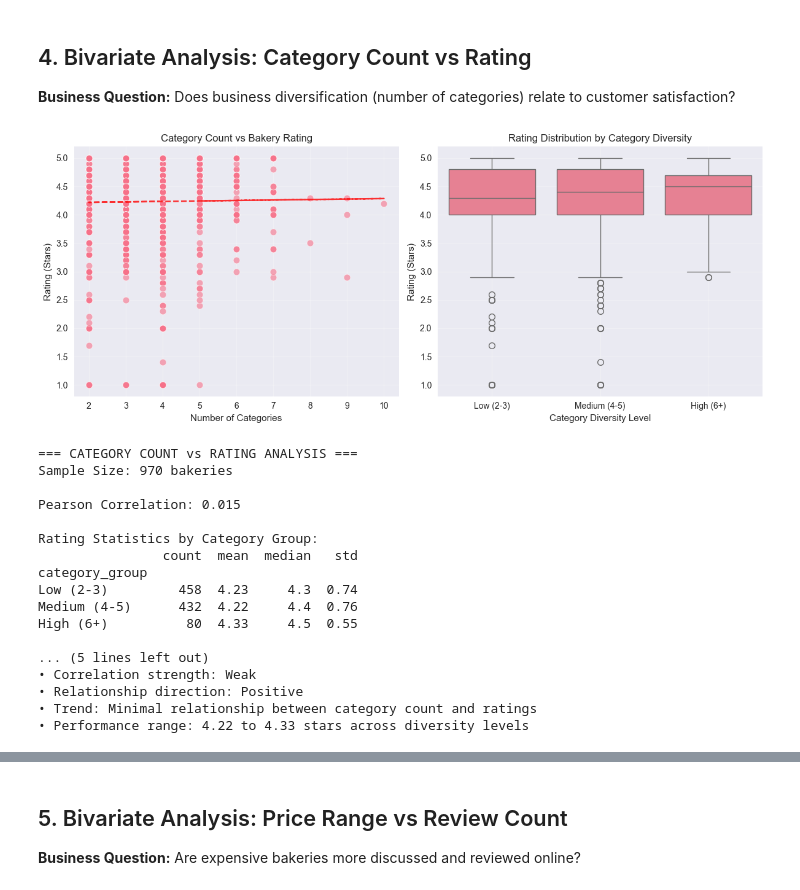
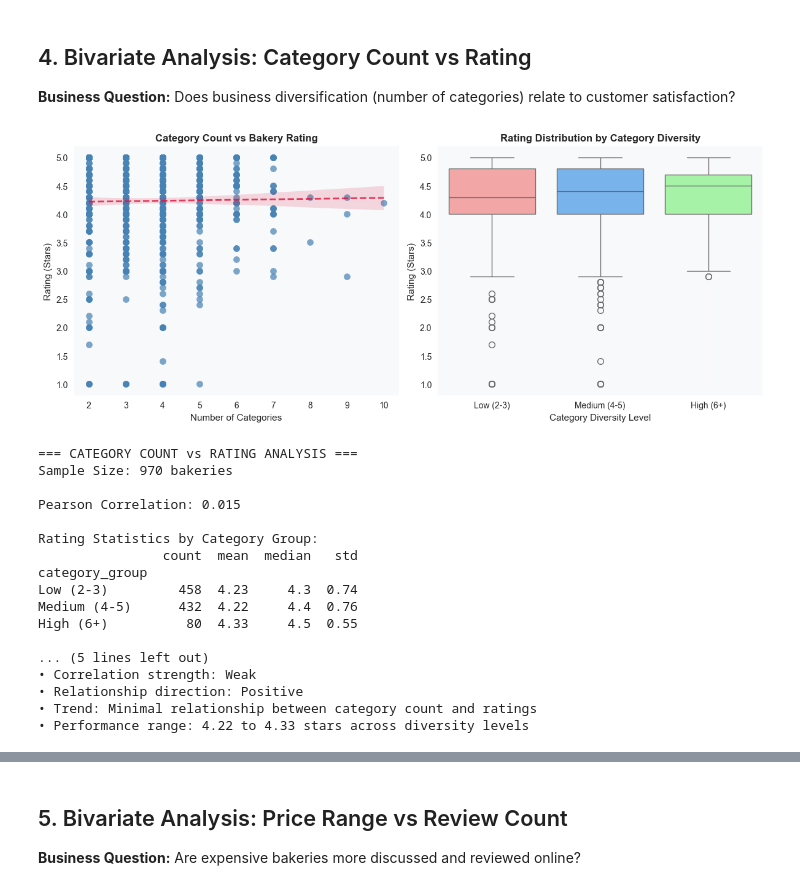
Before and after one commit to vialsiu/irish-bakery-data-science-project, a Jupyter notebook: notebooks/DataAnalysis.ipynb, the cells around one changed output, grey strips where cells are left out. Cells and saved outputs as stored; diff of their text form; code cells hidden in the pictures.

Commit message:
feat: complete bivariate analysis - category count vs rating

```diff
--- a/notebooks/DataAnalysis.ipynb
+++ b/notebooks/DataAnalysis.ipynb
@@ -1043,18 +1043,17 @@ Mature, quality-focused market with standardized mid-range pricing, clear engage
 # Category Count vs Rating Analysis
 plt.figure(figsize=(12, 5))
 
-# Scatter plot with trend line
+# Scatter plot with seaborn trend line
 plt.subplot(1, 2, 1)
-sns.scatterplot(data=df_clean, x='category_count', y='rating_final', alpha=0.6, s=60)
+sns.regplot(data=df_clean, x='category_count', y='rating_final',
+           scatter_kws={'alpha':0.7, 's':60, 'color':'steelblue'},
+           line_kws={'color':'crimson', 'linestyle':'--', 'alpha':0.8, 'linewidth':2})
 plt.xlabel('Number of Categories')
 plt.ylabel('Rating (Stars)')
-plt.title('Category Count vs Bakery Rating')
+plt.title('Category Count vs Bakery Rating', fontweight='bold')
 plt.grid(True, alpha=0.3)
-
-# Add trend line
-z = np.polyfit(df_clean['category_count'], df_clean['rating_final'], 1)
-p = np.poly1d(z)
-plt.plot(df_clean['category_count'], p(df_clean['category_count']), "r--", alpha=0.8)
+# Color the background
+plt.gca().set_facecolor('#f8f9fa')
 
 # Box plot by category groups
 plt.subplot(1, 2, 2)
@@ -1062,56 +1061,72 @@ plt.subplot(1, 2, 2)
 df_clean['category_group'] = pd.cut(df_clean['category_count'],
                                    bins=[1, 3, 5, 11],
                                    labels=['Low (2-3)', 'Medium (4-5)', 'High (6+)'])
-# FIX: Add observed=False to suppress the warning
-sns.boxplot(data=df_clean, x='category_group', y='rating_final')
+# Color the boxplot - FIXED VERSION
+colors = ['#ff9999', '#66b3ff', '#99ff99']
+sns.boxplot(data=df_clean, x='category_group', y='rating_final', hue='category_group', palette=colors, legend=False)
 plt.xlabel('Category Diversity Level')
 plt.ylabel('Rating (Stars)')
-plt.title('Rating Distribution by Category Diversity')
+plt.title('Rating Distribution by Category Diversity', fontweight='bold')
 plt.grid(True, alpha=0.3)
+# Color the background
+plt.gca().set_facecolor('#f8f9fa')
 
 plt.tight_layout()
 plt.show()
 
-# %%
 # Statistical Analysis
 print("=== CATEGORY COUNT vs RATING ANALYSIS ===")
 print(f"Sample Size: {len(df_clean)} bakeries\n")
 
 # Correlation analysis
 correlation = df_clean['category_count'].corr(df_clean['rating_final'])
 print(f"Pearson Correlation: {correlation:.3f}")
 
-# Group statistics - FIX: Add observed=False
+# Group statistics - FIXED WARNING
 print("\nRating Statistics by Category Group:")
 category_stats = df_clean.groupby('category_group', observed=False)['rating_final'].agg(['count', 'mean', 'median', 'std'])
 print(category_stats.round(2))
 
 # Statistical test
 from scipy import stats
 low_rating = df_clean[df_clean['category_group'] == 'Low (2-3)']['rating_final']
 medium_rating = df_clean[df_clean['category_group'] == 'Medium (4-5)']['rating_final']
-high_rating = df_clean[df_clean['category_group'] == 'High (6+)']['rating_final']
 
 print(f"\nT-test between Low and Medium diversity:")
 t_stat, p_value = stats.ttest_ind(low_rating, medium_rating)
 print(f"T-statistic: {t_stat:.3f}, P-value: {p_value:.3f}")
 
-# %%
-# Detailed insights
+# Manual interpretation
 print("\n" + "="*50)
 print("KEY INSIGHTS:")
-print(f"• Correlation strength: {'Weak' if abs(correlation) < 0.3 else 'Moderate' if abs(correlation) < 0.7 else 'Strong'}")
-print(f"• Relationship direction: {'Positive' if correlation > 0 else 'Negative' if correlation < 0 else 'No relationship'}")
+
+if abs(correlation) < 0.3:
+    strength = "Weak"
+elif abs(correlation) < 0.7:
+    strength = "Moderate"
+else:
+    strength = "Strong"
+print(f"• Correlation strength: {strength}")
+
+if correlation > 0:
+    direction = "Positive"
+elif correlation < 0:
+    direction = "Negative"
+else:
+    direction = "No relationship"
+print(f"• Relationship direction: {direction}")
 
 if abs(correlation) > 0.1:
-    direction = "higher" if correlation > 0 else "lower"
-    print(f"• Trend: Bakeries with more categories tend to have {direction} ratings")
+    if correlation > 0:
+        print("• Trend: Bakeries with more categories tend to have higher ratings")
+    else:
+        print("• Trend: Bakeries with more categories tend to have lower ratings")
 else:
     print("• Trend: Minimal relationship between category count and ratings")
 
 print(f"• Performance range: {category_stats['mean'].min():.2f} to {category_stats['mean'].max():.2f} stars across diversity levels")
 # %% [output]
-[figure, old version]
+[figure, new version]
 === CATEGORY COUNT vs RATING ANALYSIS ===
 Sample Size: 970 bakeries
 
```
Also changed, not shown: parts of 2 cells of this notebook.
